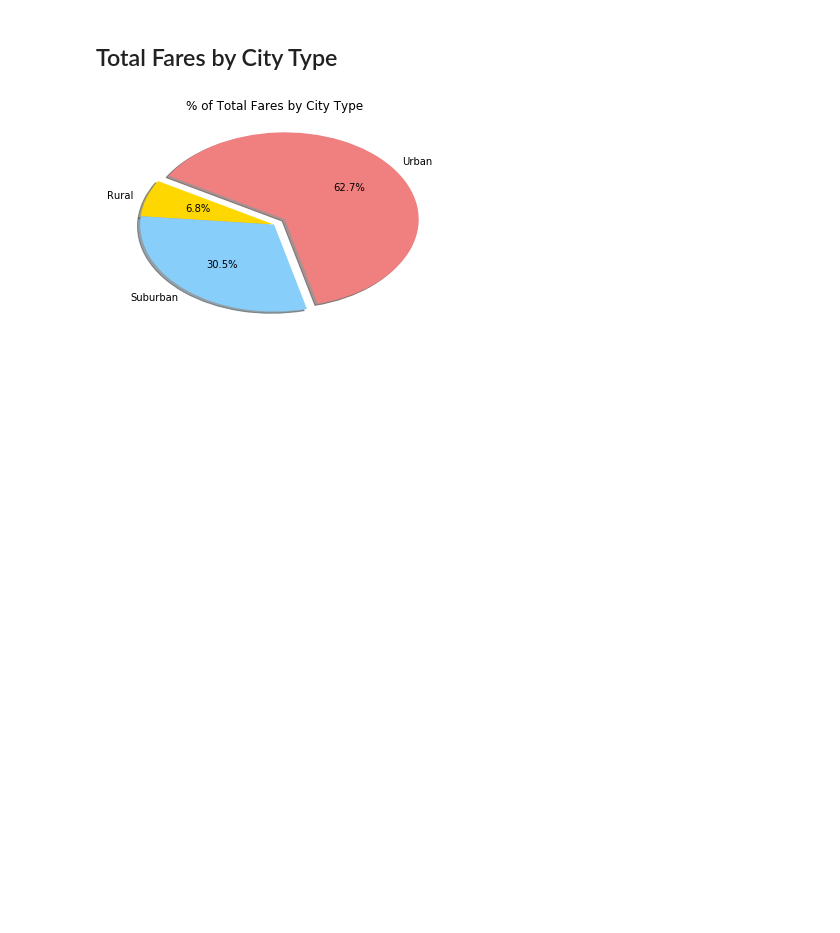
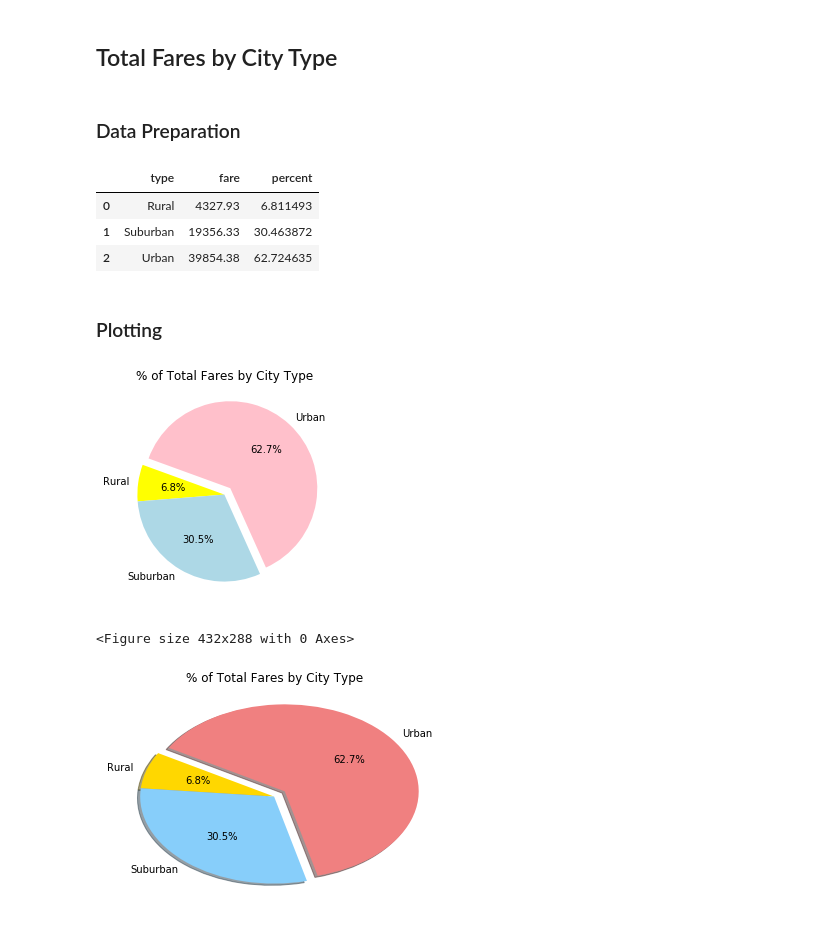
Before and after one commit to MBouchaqour/taxi-app-data-analysis, a Jupyter notebook: pyber.ipynb, the cells around one changed output. Cells and saved outputs as stored; diff of their text form; code cells hidden in the pictures; blank space fills up the shorter version.

Commit message:
Total Fares by City Type

```diff
--- a/pyber.ipynb
+++ b/pyber.ipynb
@@ -106,3 +97,55 @@ plt.savefig('Images/01_Ride_Sharing_Data.pdf', bbox_inches="tight")
+# %% [markdown]
+### Data Preparation
+# %%
+# Calculate Type Percents
+
+city_type_df = city_ride_data.groupby(['type']).agg({'fare': 'sum'})
+
+city_type_df = city_type_df.reset_index()
+
+#city_type_df.columns = ['city','city_type','rides','avg_fare','driver_count']
+
+city_type_total = city_type_df['fare'].sum()
+
+
+city_type_df['percent'] = (city_type_df['fare']/city_type_total)*100
+
+city_type_df.head()
+# %% [output]
+|  | type | fare | percent |
+| 0 | Rural | 4327.93 | 6.811493 |
+| 1 | Suburban | 19356.33 | 30.463872 |
+| 2 | Urban | 39854.38 | 62.724635 |
+# %% [markdown]
+### Plotting
+# %%
+# Build Pie Chart
+
+#scatter_x =
+#scatter_y = np.array(ride_df['avg_fare'])
+#group = np.array(ride_df['city_type'])
+#size = np.array(ride_df['driver_count'])
+
+sizes = np.array(city_type_df['percent'])
+labels = np.array(city_type_df['type'])
+
+explode = (0, 0, 0.1)  # only "explode" the 2nd slice (i.e. 'Hogs')
+colors = ['yellow','lightblue','pink']
+
+plt.pie(sizes, labels=labels,explode=explode, colors=colors, autopct='%.1f%%', startangle=160)
+
+plt.title('% of Total Fares by City Type')
+
+
+
+
+#ax1.axis('equal')  # Equal aspect ratio ensures that pie is drawn as a circle.
+
+# Save Figure
+plt.savefig('Images/02_Total_Fares_by_City_Type.pdf', bbox_inches="tight")
+# %% [output]
+[figure, added]
+<Figure size 432x288 with 0 Axes>
 # %%
 # Show Figure
 plt.show()
```
Also changed, not shown: parts of 6 cells of this notebook, 2 other files.
